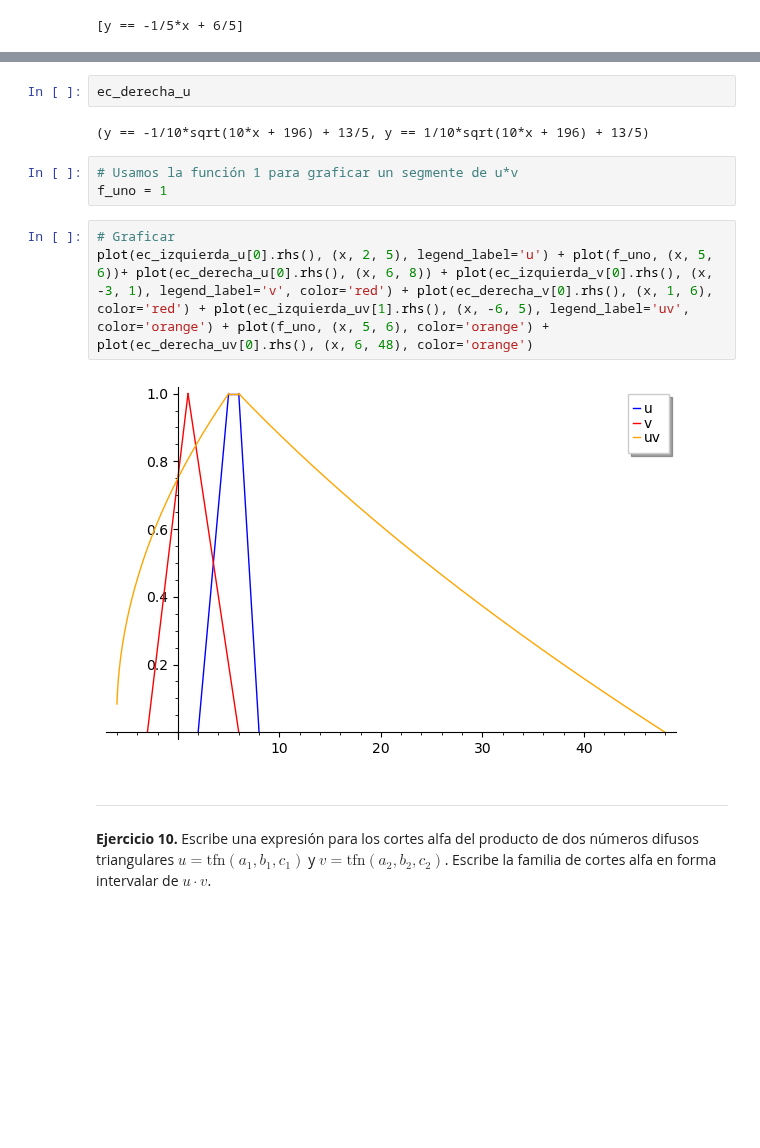
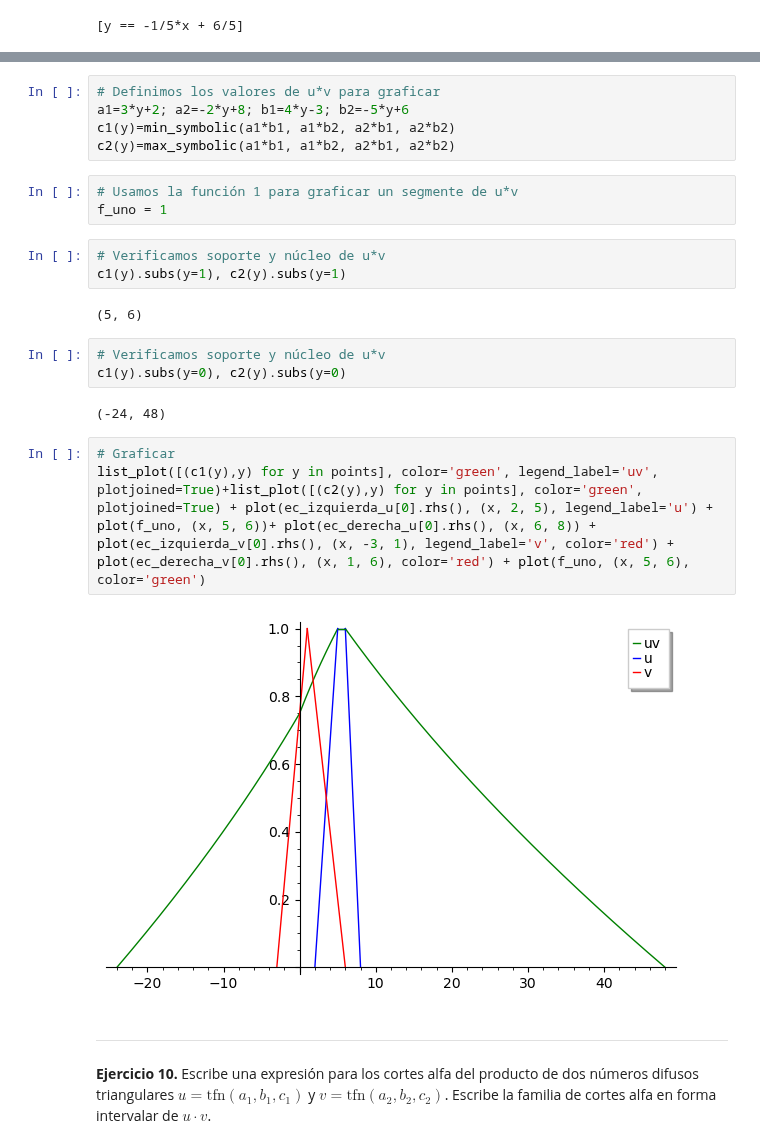
Before and after one commit to KeithMaxwell20/Notebook-Aplicada, a Jupyter notebook: ejercitario2.ipynb, the cells around one changed output, grey strips where cells are left out. Saved outputs shown, nothing was run; the diff lists cells and outputs as text; blank space fills up the shorter version.

```diff
--- a/ejercitario2.ipynb
+++ b/ejercitario2.ipynb
@@ -535,15 +571,26 @@ ec_derecha_uv
-# %%
-ec_derecha_u
-# %% [output]
-(y == -1/10*sqrt(10*x + 196) + 13/5, y == 1/10*sqrt(10*x + 196) + 13/5)
+# %%
+# Definimos los valores de u*v para graficar
+a1=3*y+2; a2=-2*y+8; b1=4*y-3; b2=-5*y+6
+c1(y)=min_symbolic(a1*b1, a1*b2, a2*b1, a2*b2)
+c2(y)=max_symbolic(a1*b1, a1*b2, a2*b1, a2*b2)
 # %%
 # Usamos la función 1 para graficar un segmente de u*v
 f_uno = 1
+# %%
+# Verificamos soporte y núcleo de u*v
+c1(y).subs(y=1), c2(y).subs(y=1)
+# %% [output]
+(5, 6)
+# %%
+# Verificamos soporte y núcleo de u*v
+c1(y).subs(y=0), c2(y).subs(y=0)
+# %% [output]
+(-24, 48)
 # %%
 # Graficar
-plot(ec_izquierda_u[0].rhs(), (x, 2, 5), legend_label='u') + plot(f_uno, (x, 5, 6))+ plot(ec_derecha_u[0].rhs(), (x, 6, 8)) + plot(ec_izquierda_v[0].rhs(), (x, -3, 1), legend_label='v', color='red') + plot(ec_derecha_v[0].rhs(), (x, 1, 6), color='red') + plot(ec_izquierda_uv[1].rhs(), (x, -6, 5), legend_label='uv', color='orange') + plot(f_uno, (x, 5, 6), color='orange') + plot(ec_derecha_uv[0].rhs(), (x, 6, 48), color='orange')
+list_plot([(c1(y),y) for y in points], color='green', legend_label='uv', plotjoined=True)+list_plot([(c2(y),y) for y in points], color='green', plotjoined=True) + plot(ec_izquierda_u[0].rhs(), (x, 2, 5), legend_label='u') + plot(f_uno, (x, 5, 6))+ plot(ec_derecha_u[0].rhs(), (x, 6, 8)) + plot(ec_izquierda_v[0].rhs(), (x, -3, 1), legend_label='v', color='red') + plot(ec_derecha_v[0].rhs(), (x, 1, 6), color='red') + plot(f_uno, (x, 5, 6), color='green')
 # %% [output]
-[figure, old version]
+[figure, new version]
 # %% [markdown]
 ---
 **Ejercicio 10.** Escribe una expresión para los cortes alfa del producto de dos números difusos triangulares $u=\text{tfn}(a_1,b_1,c_1)$ y $v=\text{tfn}(a_2,b_2,c_2)$. Escribe la familia de cortes alfa en forma intervalar de $u\cdot v$.
```
Also changed, not shown: parts of 24 cells of this notebook.
